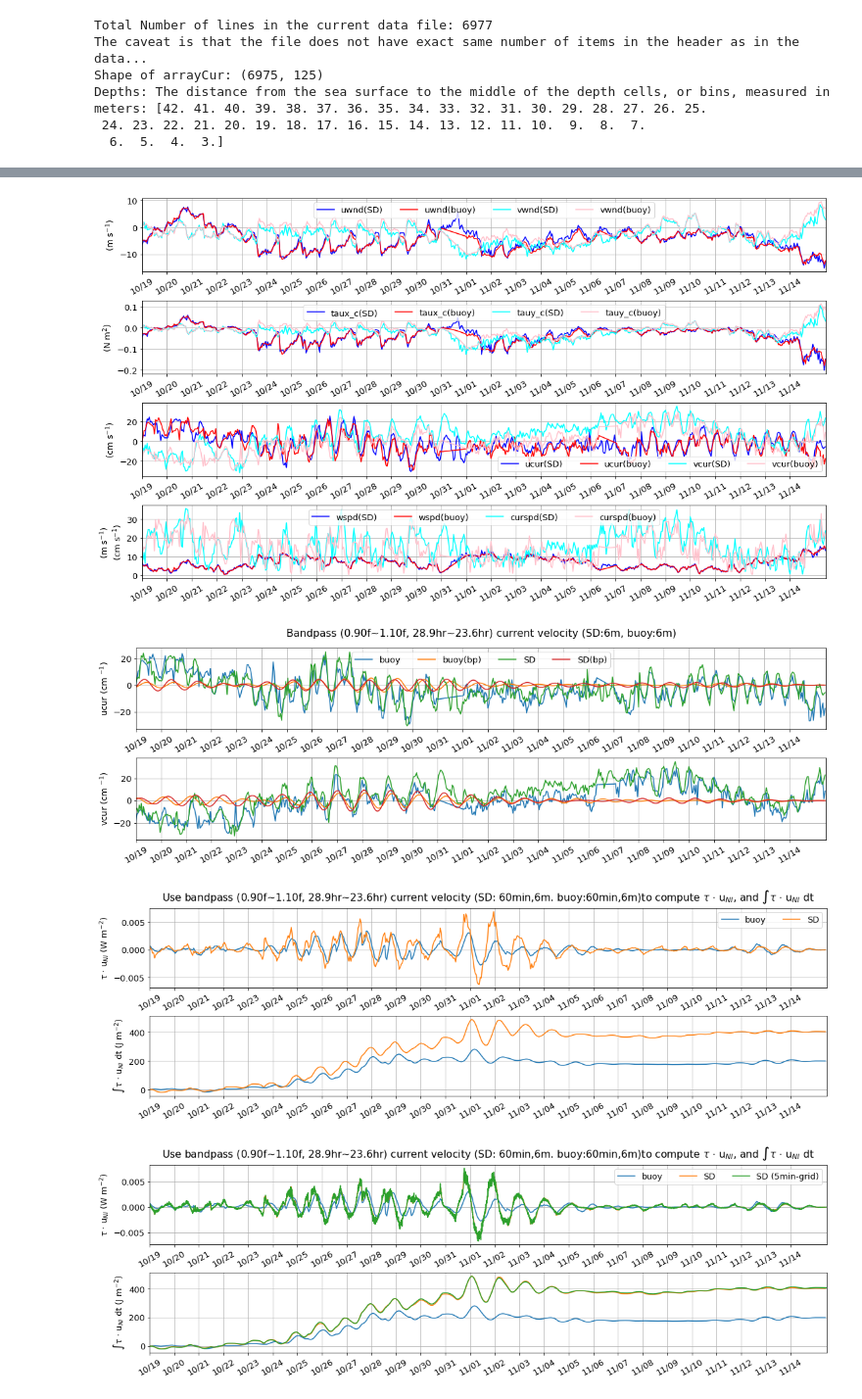
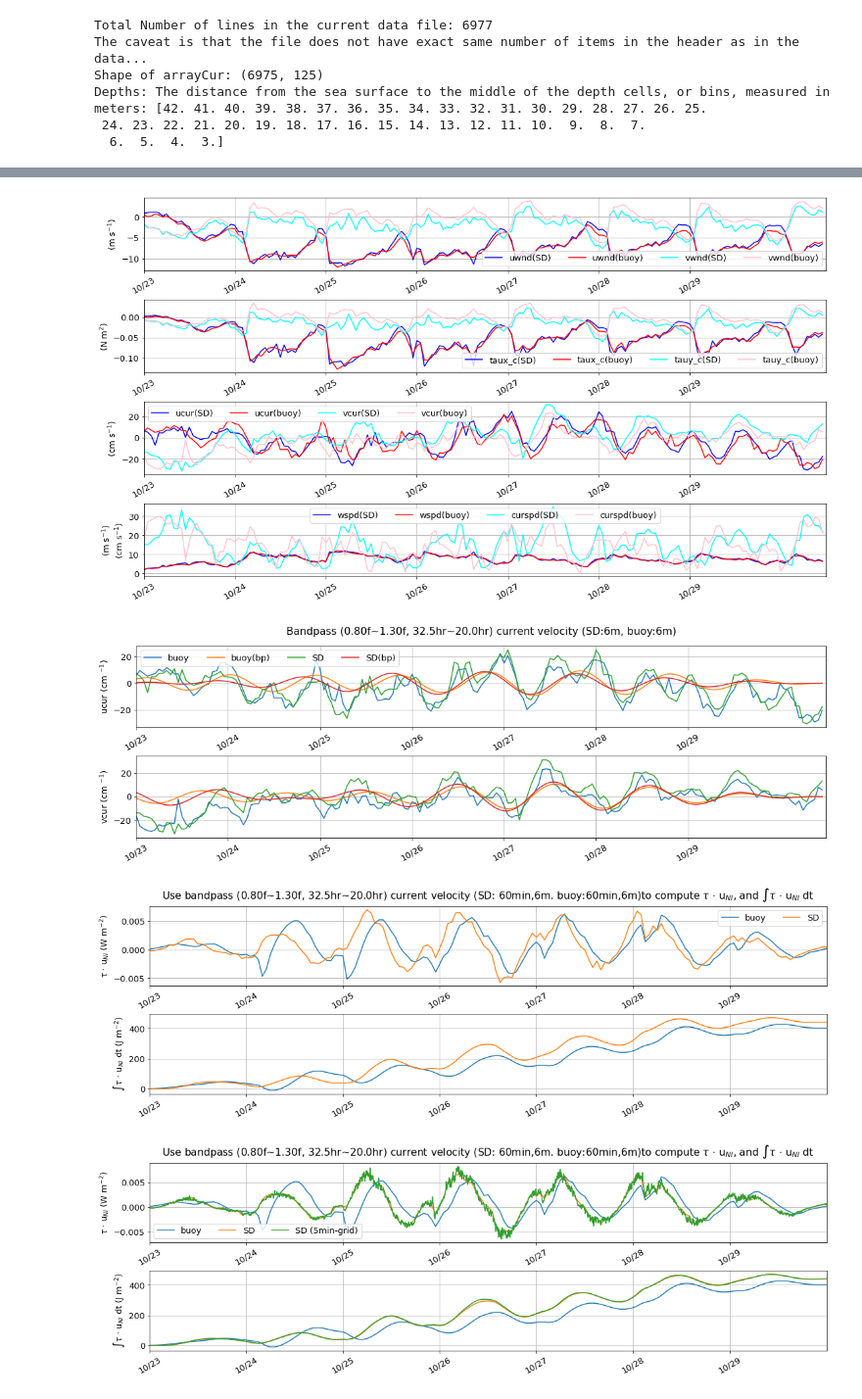
Before and after one commit to nanhsunchi/sd-ni-wp, a Jupyter notebook: test_method_buoy-SD/compute_wind_power_input_on-buoy-cur-grid.ipynb, the cells around one changed output, grey strips where cells are left out. Shown at 98% size. Cells and saved outputs as stored; diff of their text form; code cells hidden in the pictures.

```diff
--- a/test_method_buoy-SD/compute_wind_power_input_on-buoy-cur-grid.ipynb
+++ b/test_method_buoy-SD/compute_wind_power_input_on-buoy-cur-grid.ipynb
@@ -37,8 +38,8 @@ platf_num = '1042'
 path_met_SD = '/Users/chi/Documents/projects/sd-ni-wp/data_manipulate/data_merge_airsea/'
 path_cur_SD = '/Users/chi/Documents/projects/sd-ni-wp/data_manipulate/data_merge_adcp/'
 ### SD-1042 merged nc file info
-tlim_plot = [datetime.datetime(int(year),10,19,12), datetime.datetime(int(year),11,15,23)] ### 2023 SD1042
-# tlim_plot = [datetime.datetime(int(year),10,23), datetime.datetime(int(year),10,31)] ### 2023 SD1042
+# tlim_plot = [datetime.datetime(int(year),10,19,12), datetime.datetime(int(year),11,15,23)] ### 2023 SD1042
+tlim_plot = [datetime.datetime(int(year),10,23), datetime.datetime(int(year),10,30,12)] ### 2023 SD1042
 nday_plot = (tlim_plot[1]-tlim_plot[0]).days
 tticks = [tlim_plot[0]+datetime.timedelta(days=i) for i in range(nday_plot)]
 tticks_label = [tticks[i].strftime('%m/%d') for i in range(len(tticks))]
@@ -269,11 +271,11 @@ plt.subplots_adjust(left=0.1,bottom=0.1,right=0.9,top=0.9,wspace=0.1,hspace=0.4)
 plt.savefig('timeseries_wind_tau_c_cur(QC)_spd_'+platf_num+'({:.1f}m)'.format(depths_cur_SD[iz_SD])+'_vs_buoy'+buoy_id+'({:.1f}m)'.format(depths_cur_buoy[iz_buoy])+'_'+\
             tlim_plot[0].strftime('%Y%m%d-')+tlim_plot[1].strftime('%m%d')+'_on-buoy-cur-grid.png',dpi=400,bbox_inches='tight')
 # %% [output]
-[figure, old version]
+[figure, new version]
 # %%
 ### band pass current velocity to NI band
 f_buoy = 2*(2*np.pi/86400)*np.sin(lat_buoy/180*np.pi) # 1/s
-n_f = np.array([0.9,1.1]) #[0.8,1.2] [0.75,1.25]
+n_f = np.array([0.8,1.3]) #[0.8,1.2] [0.75,1.25]
 f_bp = f_buoy*n_f
 ucur_buoy_grid_bp = np.nan*np.ones( ucur_buoy_grid.shape )
 vcur_buoy_grid_bp = ucur_buoy_grid_bp.copy()
@@ -326,7 +328,7 @@ plt.subplots_adjust(left=0.1,bottom=0.1,right=0.9,top=0.9,wspace=0.1,hspace=0.35
 plt.savefig('timeseries_cur(QC)-bp({:.2f}f~{:.2f}f)_'.format(n_f[0],n_f[1])+platf_num+'({:.1f}m)'.format(depths_cur_SD[iz_SD])+'_vs_buoy'+buoy_id+'({:.1f}m)'.format(depths_cur_buoy[iz_buoy])+'_'+\
             tlim_plot[0].strftime('%Y%m%d-')+tlim_plot[1].strftime('%m%d')+'_from-buoy-cur-grid.png',dpi=400,bbox_inches='tight')
 # %% [output]
-[figure, old version]
+[figure, new version]
 # %%
 ### compute wind power (N m^-2)*(m s^-1)= N m^-1 s^-1 = J m^-2 s^-1 = W m^-2
 tau_dot_sfcvel_buoy = np.multiply(taux_c_buoy_grid,(0.01*ucur_buoy_grid_bp[:,iz_buoy])) +\
@@ -369,11 +371,11 @@ plt.suptitle('Use bandpass ({:.2f}f~{:.2f}f, {:.1f}hr~{:.1f}hr) current velocity
                 'to compute $\u03C4$ $\cdot$ u$_{NI}$, and $\int$$\u03C4$ $\cdot$ u$_{NI}$ dt')
 plt.subplots_adjust(left=0.1,bottom=0.1,right=0.9,top=0.9,wspace=0.1,hspace=0.35)
 ### save figure
-# plt.savefig('timeseries_wind-power_energy-input_bp({:.2f}f~{:.2f}f)_'.format(n_f[0],n_f[1])+\
-#             platf_num+'({:.1f}m-QC)'.format(depths_cur_SD[iz_SD])+'_vs_buoy'+buoy_id+'({:.1f}m)'.format(depths_cur_buoy[iz_buoy])+'_'+\
-#             tlim_plot[0].strftime('%Y%m%d-')+tlim_plot[1].strftime('%m%d')+'_from-buoy-cur-grid.png',dpi=400,bbox_inches='tight')
+plt.savefig('timeseries_wind-power_energy-input_bp({:.2f}f~{:.2f}f)_'.format(n_f[0],n_f[1])+\
+            platf_num+'({:.1f}m-QC)'.format(depths_cur_SD[iz_SD])+'_vs_buoy'+buoy_id+'({:.1f}m)'.format(depths_cur_buoy[iz_buoy])+'_'+\
+            tlim_plot[0].strftime('%Y%m%d-')+tlim_plot[1].strftime('%m%d')+'_from-buoy-cur-grid.png',dpi=400,bbox_inches='tight')
 # %% [output]
-[figure, old version]
+[figure, new version]
 # %%
 ### write data to text/ csv file
 header = 'datetime, uwnd(m/s), vwnd(m/s), taux_c(N/m^2), tauy_c(N/m^2), ucur({:.0f}m)(cm/s), vcur({:.0f}m)(cm/s), tau dot cur(W/m^2), energy input(J/m^2)'\
@@ -393,7 +395,7 @@ for p in range( len(platforms) ):
         fileID.close()
 # %%
 ### plot and compare the results from 5-min & hourly grid of wind power energy input estimation from SD-1042
-fn_SD_5min_grid = 'timeseries_SD(QC)_wind-power-input_on-cur-grid_bp({:.2f}f~{:.2f}f)_'.format(n_f[0],n_f[1])+'2023101912Z-111523Z.txt'
+fn_SD_5min_grid = 'timeseries_SD(QC)_wind-power-input_on-cur-grid_bp({:.2f}f~{:.2f}f)_'.format(n_f[0],n_f[1])+'2023102300Z-103012Z.txt'
 dataIN_SD_5min_grid = np.genfromtxt(fn_SD_5min_grid, skip_header=1, dtype=str)
 dtimeIN_SD = np.array([datetime.datetime.strptime(dataIN_SD_5min_grid[i,0]+' '+dataIN_SD_5min_grid[i,1],'%Y-%m-%d %H:%M:%S') for i in range(dataIN_SD_5min_grid.shape[0])])
 
@@ -407,33 +409,33 @@ plt.subplot(nrow,1,1)
 plt.plot( dtime_buoy_grid, tau_dot_sfcvel_buoy, label='buoy')
 plt.plot( dtime_buoy_grid, tau_dot_sfcvel_SD, label='SD')
 y = np.array([float(dataIN_SD_5min_grid[i,-2]) for i in range(len(dtimeIN_SD))])
 plt.plot( dtimeIN_SD, y, label='SD (5min-grid)')
 plt.legend(ncol=3, loc='best')
 plt.ylabel('$\u03C4$ $\cdot$ u$_{NI}$ (W m$^{-2}$)')
 ### wind power
 plt.subplot(nrow,1,2)
 plt.plot( dtime_buoy_grid, energy_input_buoy, label='buoy')
 plt.plot( dtime_buoy_grid, energy_input_SD, label='SD')
 y = np.array([float(dataIN_SD_5min_grid[i,-1]) for i in range(len(dtimeIN_SD))])
 plt.plot( dtimeIN_SD, y, label='SD (hr-grid)')
 plt.ylabel('$\int$$\u03C4$ $\cdot$ u$_{NI}$ dt (J m$^{-2}$)')
 ### figure setting
 for i in range( nrow ):
     plt.subplot(nrow,1,i+1)
     plt.xticks(tticks,rotation=30)
     plt.gca().set_xticklabels(tticks_label)
     plt.xlim(tlim_plot)
     plt.grid()
 
 plt.suptitle('Use bandpass ({:.2f}f~{:.2f}f, {:.1f}hr~{:.1f}hr) current velocity (SD: {:.0f}min,{:.0f}m. buoy:{:.0f}min,{:.0f}m)'.\
              format(n_f[0],n_f[1],bp_sec[0]/3600,bp_sec[1]/3600,dsec_buoy/60,depths_cur_SD[iz_SD],dsec_buoy/60,depths_cur_buoy[iz_buoy])+\
                 'to compute $\u03C4$ $\cdot$ u$_{NI}$, and $\int$$\u03C4$ $\cdot$ u$_{NI}$ dt')
 plt.subplots_adjust(left=0.1,bottom=0.1,right=0.9,top=0.9,wspace=0.1,hspace=0.35)
 ### save figure
 plt.savefig('timeseries_wind-power_energy-input_bp({:.2f}f~{:.2f}f)_'.format(n_f[0],n_f[1])+\
             platf_num+'({:.1f}m-QC)'.format(depths_cur_SD[iz_SD])+'_vs_buoy'+buoy_id+'({:.1f}m)'.format(depths_cur_buoy[iz_buoy])+'_'+\
             tlim_plot[0].strftime('%Y%m%d-')+tlim_plot[1].strftime('%m%d')+'_2-SD-grids.png',dpi=400,bbox_inches='tight')
 # %% [output]
-[figure, old version]
+[figure, new version]
 # %%
 print('=== results by bandpass {:.0f}m current velocity at {:.2f}f~{:.2f}f band: ==='.format(depths_cur_SD[iz_SD],n_f[0],n_f[1]))
```
Also changed, not shown: parts of 6 cells of this notebook, 17 other files.
